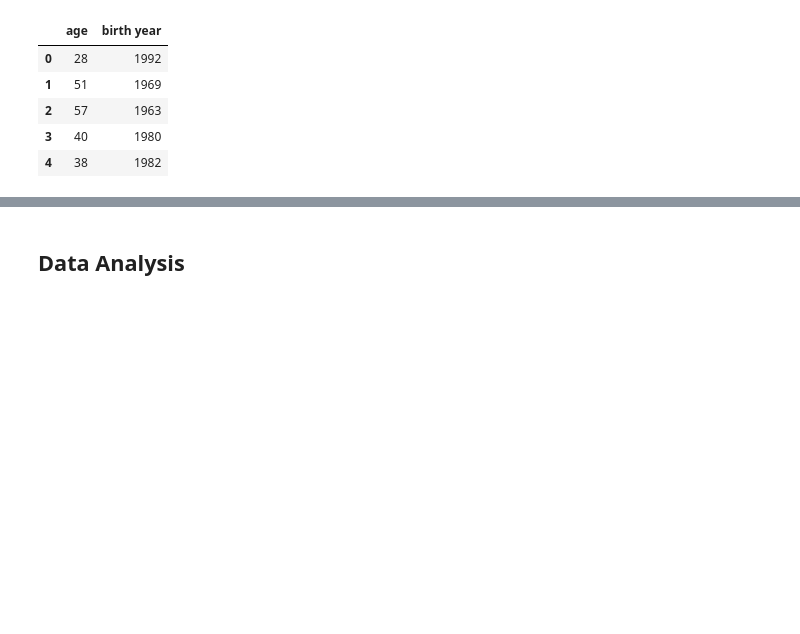
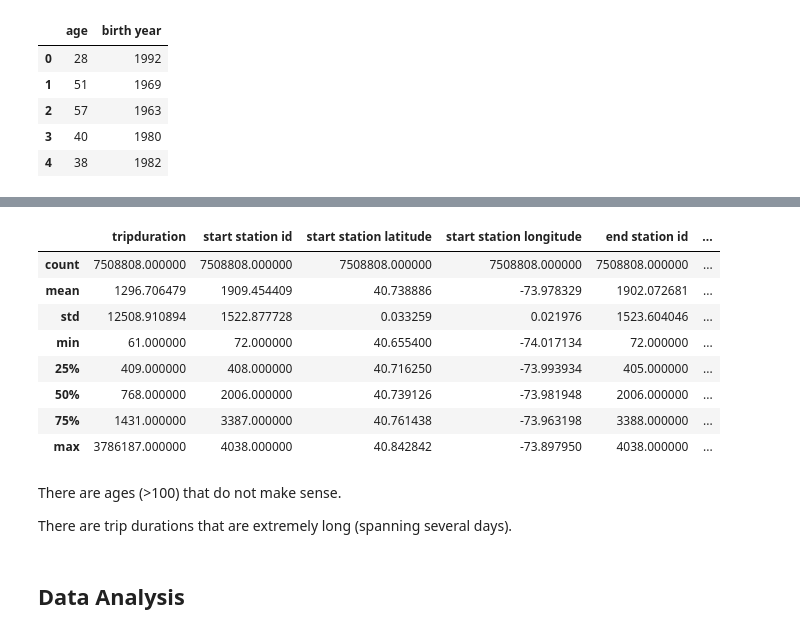
Before and after one commit to graceh3/citibike-analysis, a Jupyter notebook: Citibike - Statistical Analysis Project.ipynb, the cells around one changed output, grey strips where cells are left out. Drawn from its saved outputs; the diff is of its cells as text; code cells hidden in the pictures; blank space fills up the shorter version.

```diff
--- a/Citibike - Statistical Analysis Project.ipynb
+++ b/Citibike - Statistical Analysis Project.ipynb
@@ -208,3 +291,19 @@ df_2020[['age', 'birth year']].head()
+# %%
+df_2020.describe()
+# %% [output]
+|  | tripduration | start station id | start station latitude | start station longitude | end station id | ... |
+| count | 7508808.000000 | 7508808.000000 | 7508808.000000 | 7508808.000000 | 7508808.000000 | ... |
+| mean | 1296.706479 | 1909.454409 | 40.738886 | -73.978329 | 1902.072681 | ... |
+| std | 12508.910894 | 1522.877728 | 0.033259 | 0.021976 | 1523.604046 | ... |
+| min | 61.000000 | 72.000000 | 40.655400 | -74.017134 | 72.000000 | ... |
+| 25% | 409.000000 | 408.000000 | 40.716250 | -73.993934 | 405.000000 | ... |
+| 50% | 768.000000 | 2006.000000 | 40.739126 | -73.981948 | 2006.000000 | ... |
+| 75% | 1431.000000 | 3387.000000 | 40.761438 | -73.963198 | 3388.000000 | ... |
+| max | 3786187.000000 | 4038.000000 | 40.842842 | -73.897950 | 4038.000000 | ... |
+# %% [markdown]
+There are ages (>100) that do not make sense.
+
+There are trip durations that are extremely long (spanning several days).
 # %% [markdown]
 ## Data Analysis
 # %% [markdown]
```
Also changed, not shown: parts of 16 cells of this notebook.
